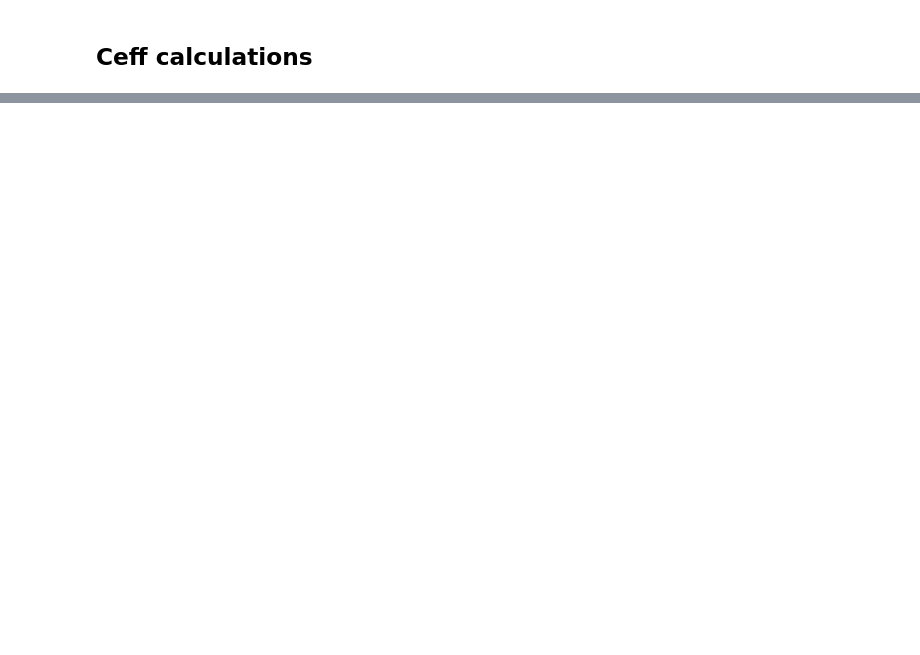
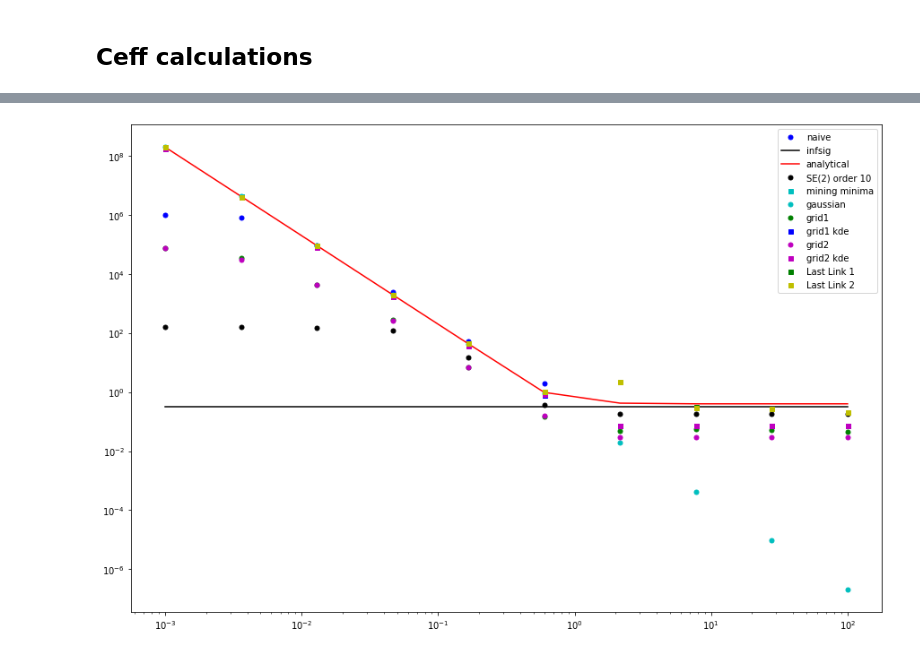
Before and after one commit to ramyarangan/numerical_ceff, a Jupyter notebook: ceff_calculations.ipynb, the cells around one changed output, grey strips where cells are left out. Cells and saved outputs as stored; diff of their text form; code cells hidden in the pictures; blank space fills up the shorter version.

```diff
--- a/ceff_calculations.ipynb
+++ b/ceff_calculations.ipynb
@@ -1119,0 +144,4 @@ plot_ceffs(SIGMA_MIN, SIGMA_MAX, NUM_PTS, ceff_lists_4_0, label_list_4_0, fig_si
+# %%
+lastlink2_4 = eval_ceff_range(np.pi/2, 4, 'Last Link 2')
+lastlink2_4_0 = eval_ceff_range(0, 4, 'Last Link 2')
+lastlink2_7 = eval_ceff_range(2*np.pi/7, 7, 'Last Link 2')
@@ -1119,0 +181,10 @@ plot_ceffs(SIGMA_MIN, SIGMA_MAX, NUM_PTS, ceff_lists_4_0, label_list_4_0, fig_si
+# %%
+# Four links
+ceff_lists_4 = [numerical_ceff_vals_4, analytical_inf_vals_4, analytical_vals_4, se2_ceff_vals_4, \
+                mining_minima_4, gaussian_ceff_4, grid1_ceff_4, grid1_ceff_kde_4, grid2_ceff_4, \
+                grid2_ceff_kde_4, lastlink1_4, lastlink2_4]
+label_list_4 = ['naive', 'infsig', 'analytical', 'SE(2) order 10', 'mining minima', 'gaussian',\
+                'grid1', 'grid1 kde', 'grid2', 'grid2 kde', 'Last Link 1', 'Last Link 2']
+plot_ceffs(ceff_lists_4, label_list_4, fig_size=(15, 10))
+# %% [output]
+[figure, added]
```
Also changed, not shown: parts of 90 cells of this notebook, 4 other files.
